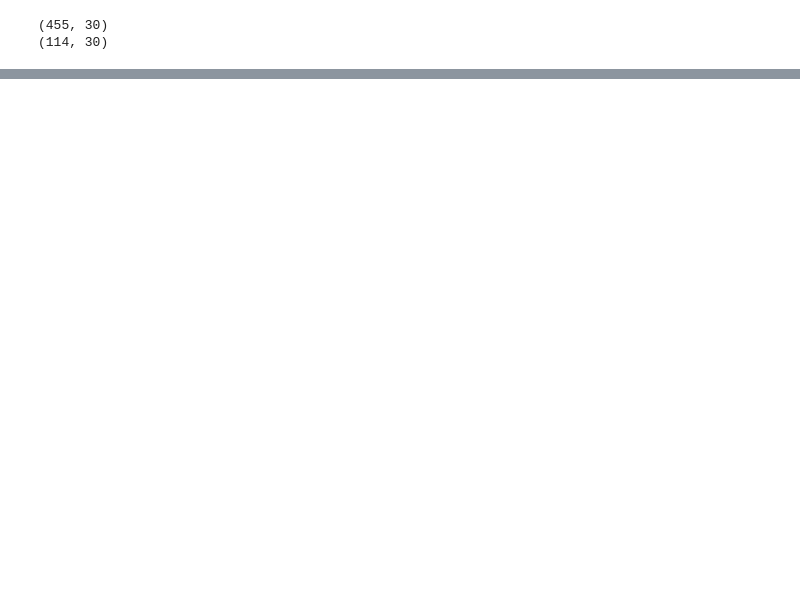
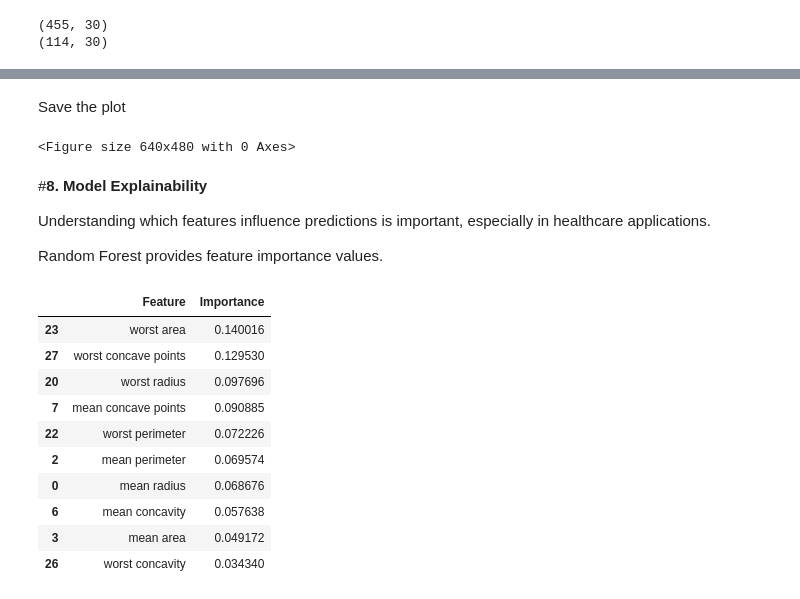
Before and after one commit to sabithamanoj/breast-cancer-ml-pipeline, a Jupyter notebook: notebook/breast_cancer_ml_pipeline.ipynb, the cells around one changed output, grey strips where cells are left out. Saved outputs shown, nothing was run; the diff lists cells and outputs as text; code cells hidden in the pictures; blank space fills up the shorter version.

```diff
--- a/notebook/breast_cancer_ml_pipeline.ipynb
+++ b/notebook/breast_cancer_ml_pipeline.ipynb
@@ -298,0 +594,46 @@ print(X_test.shape)
+# %% [markdown]
+
+Save the plot
+# %%
+plt.savefig(
+    "roc_curve_comparison.png",
+    dpi=300,
+    bbox_inches="tight"
+)
+# %% [output]
+<Figure size 640x480 with 0 Axes>
+# %% [markdown]
+#**8. Model Explainability**
+
+Understanding which features influence predictions is important, especially in healthcare applications.
+
+Random Forest provides feature importance values.
+# %%
+importance = pd.DataFrame({
+
+"Feature": X.columns,
+
+"Importance": rf_model.feature_importances_
+
+})
+
+
+importance = importance.sort_values(
+    by="Importance",
+    ascending=False
+)
+
+
+importance.head(10)
+# %% [output]
+|  | Feature | Importance |
+| 23 | worst area | 0.140016 |
+| 27 | worst concave points | 0.129530 |
+| 20 | worst radius | 0.097696 |
+| 7 | mean concave points | 0.090885 |
+| 22 | worst perimeter | 0.072226 |
+| 2 | mean perimeter | 0.069574 |
+| 0 | mean radius | 0.068676 |
+| 6 | mean concavity | 0.057638 |
+| 3 | mean area | 0.049172 |
+| 26 | worst concavity | 0.034340 |
```
Also changed, not shown: parts of 29 cells of this notebook.
